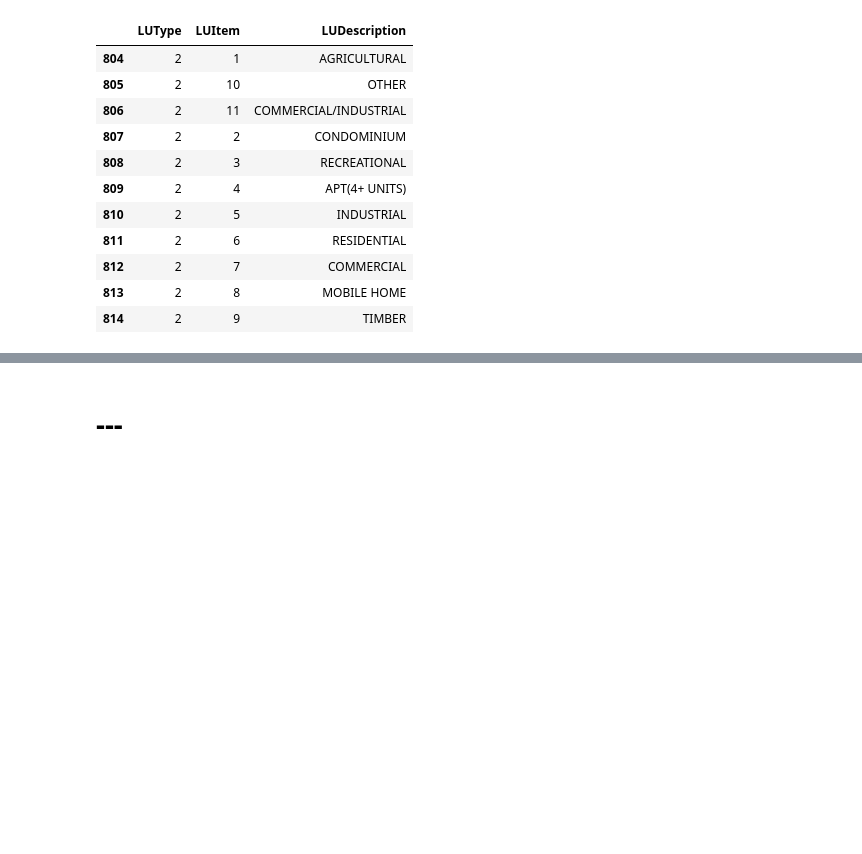
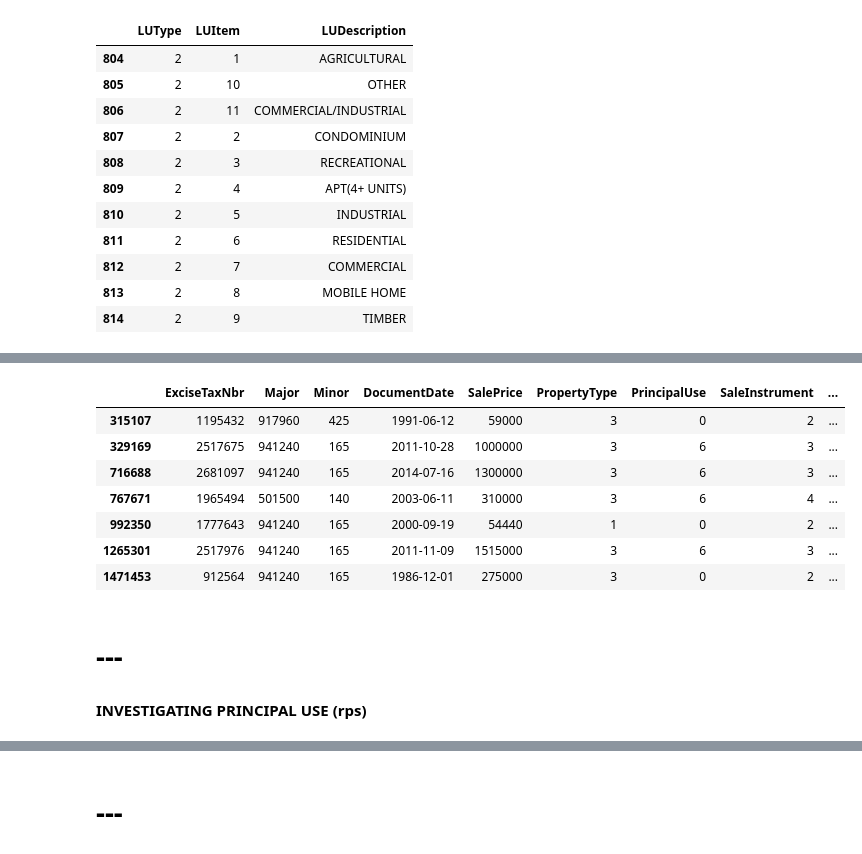
Before and after one commit to learn-co-students/phase_2_project_chicago-sf-seattle-ds-082420, a Jupyter notebook: notebooks/exploratory/01_oz_data_collection_exploration.ipynb, the cells around one changed output, grey strips where cells are left out. Cells and saved outputs as stored; diff of their text form; code cells hidden in the pictures; blank space fills up the shorter version.

```diff
--- a/notebooks/exploratory/01_oz_data_collection_exploration.ipynb
+++ b/notebooks/exploratory/01_oz_data_collection_exploration.ipynb
@@ -790,0 +796,15 @@ all_merge_salesplus_residential
+# %%
+all_residential[all_residential.SqFtTotLiving == 0]
+# %% [output]
+|  | ExciseTaxNbr | Major | Minor | DocumentDate | SalePrice | PropertyType | PrincipalUse | SaleInstrument | ... |
+| 315107 | 1195432 | 917960 | 425 | 1991-06-12 | 59000 | 3 | 0 | 2 | ... |
+| 329169 | 2517675 | 941240 | 165 | 2011-10-28 | 1000000 | 3 | 6 | 3 | ... |
+| 716688 | 2681097 | 941240 | 165 | 2014-07-16 | 1300000 | 3 | 6 | 3 | ... |
+| 767671 | 1965494 | 501500 | 140 | 2003-06-11 | 310000 | 3 | 6 | 4 | ... |
+| 992350 | 1777643 | 941240 | 165 | 2000-09-19 | 54440 | 1 | 0 | 2 | ... |
+| 1265301 | 2517976 | 941240 | 165 | 2011-11-09 | 1515000 | 3 | 6 | 3 | ... |
+| 1471453 | 912564 | 941240 | 165 | 1986-12-01 | 275000 | 3 | 0 | 2 | ... |
+# %% [markdown]
+# ---
+
+#### INVESTIGATING PRINCIPAL USE (rps)
```
Also changed, not shown: parts of 21 cells of this notebook.
